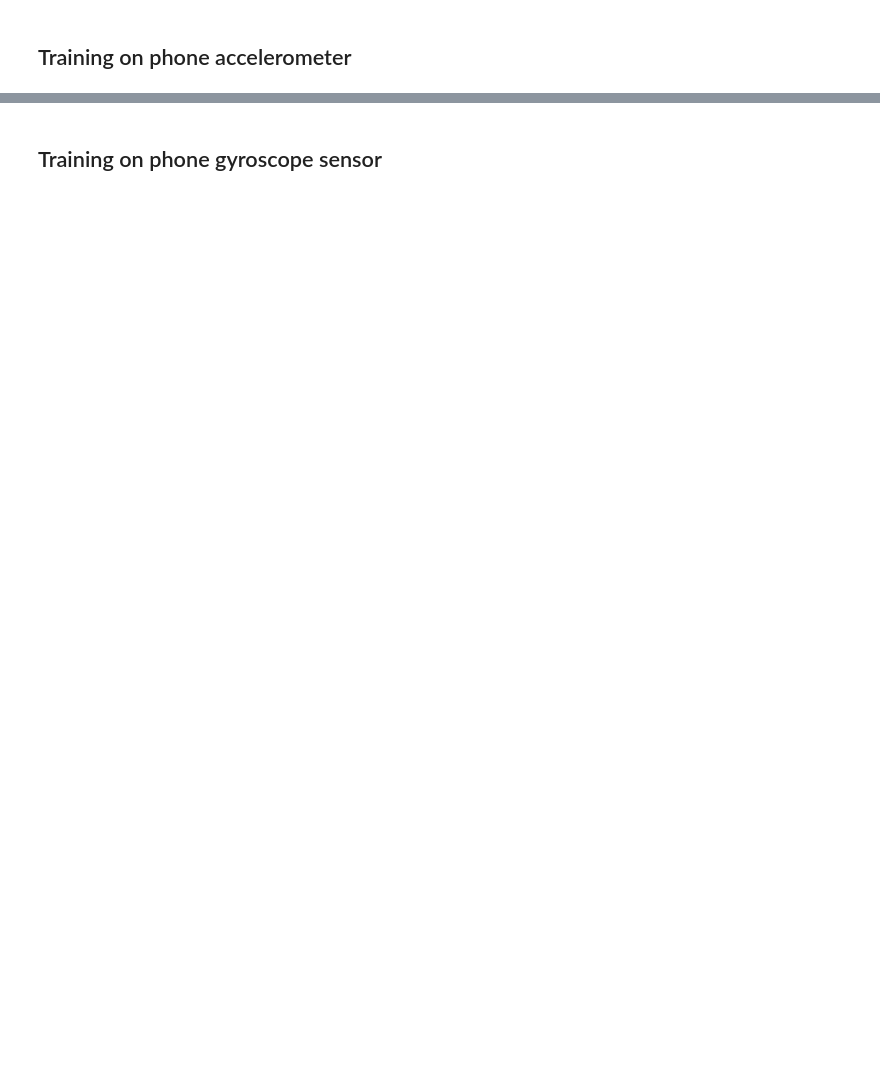
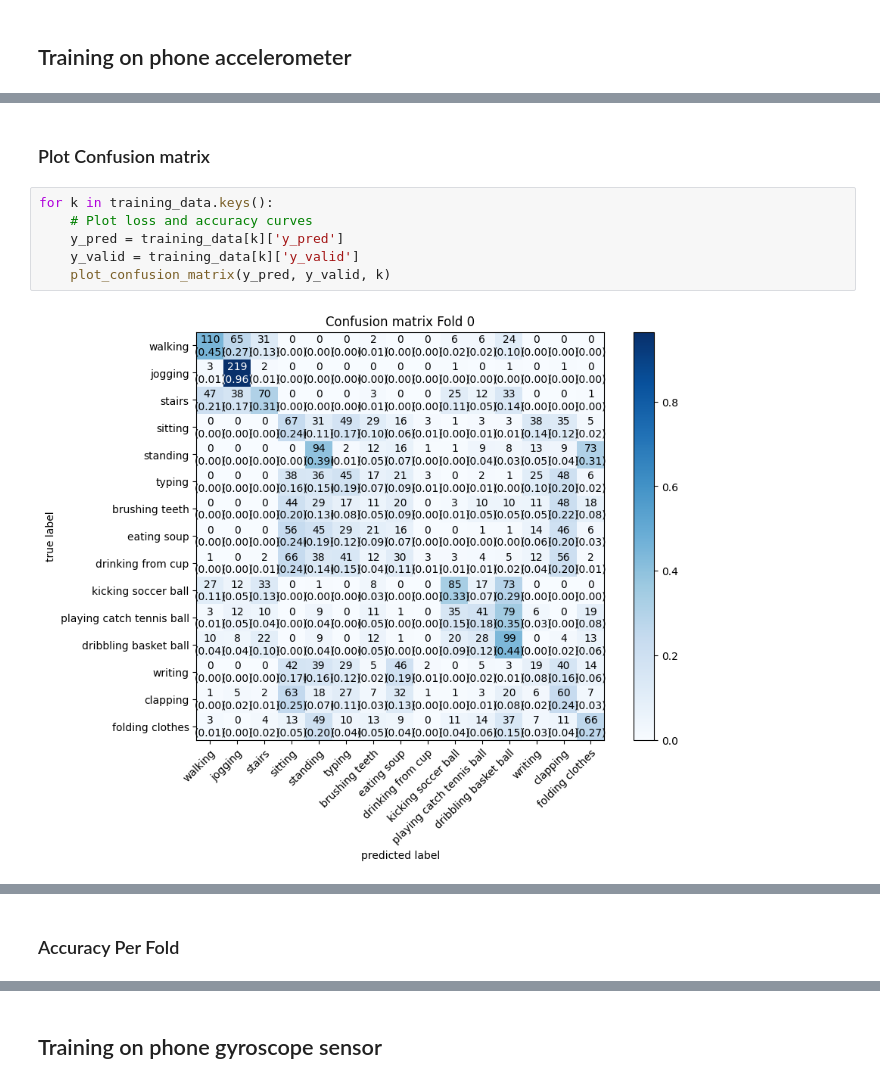
Before and after one commit to murthy-l/HAD-Using-Sensors, a Jupyter notebook: code/003_train_phone_data_lstm.ipynb, the cells around one changed output, grey strips where cells are left out. Drawn from its saved outputs; the diff is of its cells as text; blank space fills up the shorter version.

```diff
--- a/code/003_train_phone_data_lstm.ipynb
+++ b/code/003_train_phone_data_lstm.ipynb
@@ -334,0 +359,10 @@ Restoring model weights from the end of the best epoch: 14.
+# %% [markdown]
+### Plot Confusion matrix
+# %%
+for k in training_data.keys():
+    # Plot loss and accuracy curves
+    y_pred = training_data[k]['y_pred']
+    y_valid = training_data[k]['y_valid']
+    plot_confusion_matrix(y_pred, y_valid, k)
+# %% [output]
+[figure, added]
@@ -334,0 +373,2 @@ Restoring model weights from the end of the best epoch: 14.
+# %% [markdown]
+### Accuracy Per Fold
```
Also changed, not shown: parts of 33 cells of this notebook, 1 other file.
